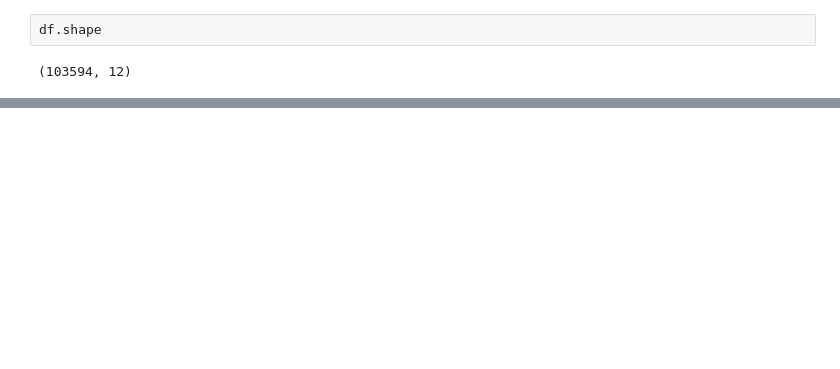
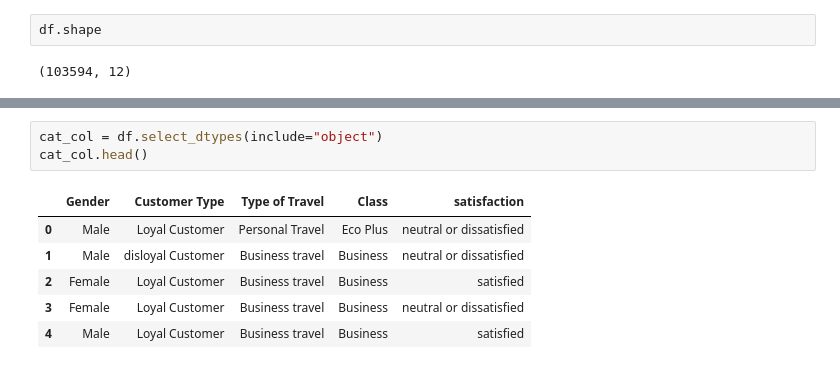
Before and after one commit to jaikrishann/SITP_16june_batch, a Jupyter notebook: DL/ANN/main.ipynb, the cells around one changed output, grey strips where cells are left out. Saved outputs shown, nothing was run; the diff lists cells and outputs as text; blank space fills up the shorter version.

```diff
--- a/DL/ANN/main.ipynb
+++ b/DL/ANN/main.ipynb
@@ -62,0 +78,10 @@ df.shape
+# %%
+cat_col = df.select_dtypes(include="object")
+cat_col.head()
+# %% [output]
+|  | Gender | Customer Type | Type of Travel | Class | satisfaction |
+| 0 | Male | Loyal Customer | Personal Travel | Eco Plus | neutral or dissatisfied |
+| 1 | Male | disloyal Customer | Business travel | Business | neutral or dissatisfied |
+| 2 | Female | Loyal Customer | Business travel | Business | satisfied |
+| 3 | Female | Loyal Customer | Business travel | Business | neutral or dissatisfied |
+| 4 | Male | Loyal Customer | Business travel | Business | satisfied |
```
Also changed, not shown: parts of 15 cells of this notebook.
